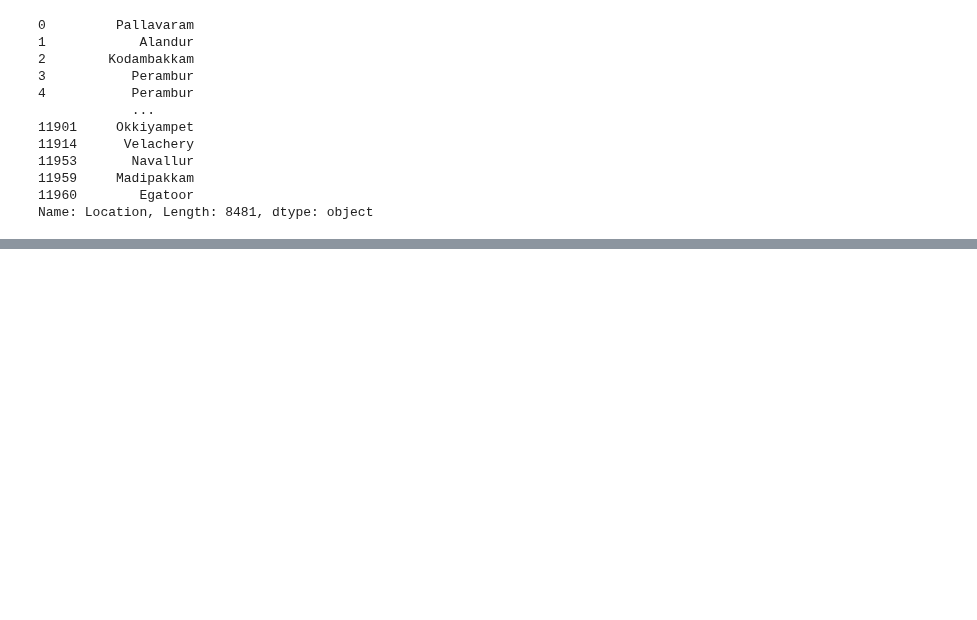
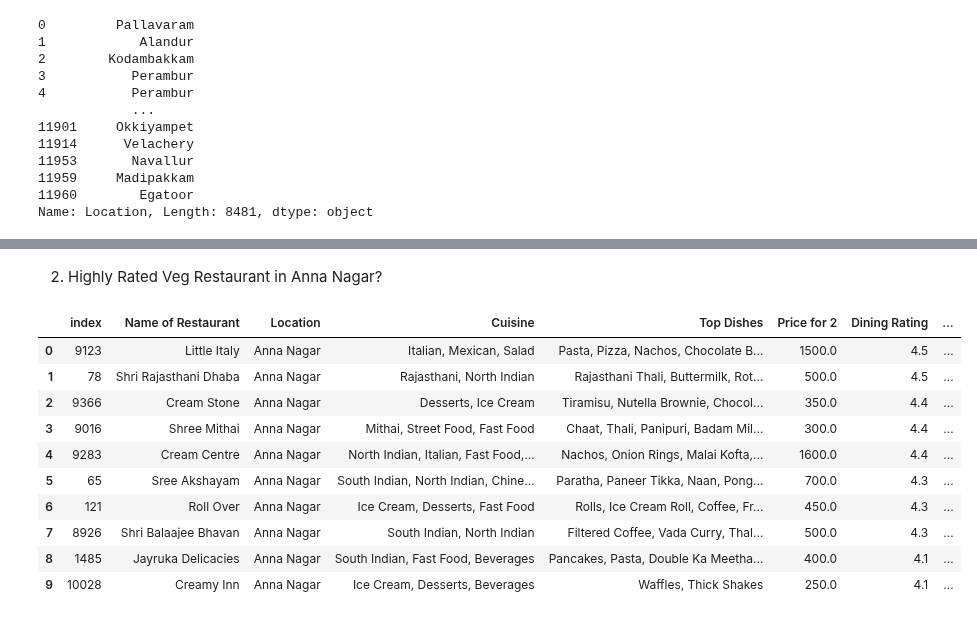
Before and after one commit to ThanigaivelGanapathi/Zomato-Chennai-Dataset-Analysis, a Jupyter notebook: Chennai Dataset Analysis.ipynb, the cells around one changed output, grey strips where cells are left out. Cells and saved outputs as stored; diff of their text form; code cells hidden in the pictures; blank space fills up the shorter version.

```diff
--- a/Chennai Dataset Analysis.ipynb
+++ b/Chennai Dataset Analysis.ipynb
@@ -429,0 +539,19 @@ Name: Location, Length: 8481, dtype: object
+# %% [markdown]
+2) Highly Rated Veg Restaurant in Anna Nagar?
+# %%
+veg_rest = zomato_chennai[zomato_chennai["Features"].str.contains("Veg")]
+veg_rest = veg_rest[veg_rest["Location"].str.contains("Anna Nagar")]
+veg_rest = veg_rest.sort_values(by = "Dining Rating" , ascending = False).reset_index()
+veg_rest.head(10)
+# %% [output]
+|  | index | Name of Restaurant | Location | Cuisine | Top Dishes | Price for 2 | Dining Rating | ... |
+| 0 | 9123 | Little Italy | Anna Nagar | Italian, Mexican, Salad | Pasta, Pizza, Nachos, Chocolate B... | 1500.0 | 4.5 | ... |
+| 1 | 78 | Shri Rajasthani Dhaba | Anna Nagar | Rajasthani, North Indian | Rajasthani Thali, Buttermilk, Rot... | 500.0 | 4.5 | ... |
+| 2 | 9366 | Cream Stone | Anna Nagar | Desserts, Ice Cream | Tiramisu, Nutella Brownie, Chocol... | 350.0 | 4.4 | ... |
+| 3 | 9016 | Shree Mithai | Anna Nagar | Mithai, Street Food, Fast Food | Chaat, Thali, Panipuri, Badam Mil... | 300.0 | 4.4 | ... |
+| 4 | 9283 | Cream Centre | Anna Nagar | North Indian, Italian, Fast Food,... | Nachos, Onion Rings, Malai Kofta,... | 1600.0 | 4.4 | ... |
+| 5 | 65 | Sree Akshayam | Anna Nagar | South Indian, North Indian, Chine... | Paratha, Paneer Tikka, Naan, Pong... | 700.0 | 4.3 | ... |
+| 6 | 121 | Roll Over | Anna Nagar | Ice Cream, Desserts, Fast Food | Rolls, Ice Cream Roll, Coffee, Fr... | 450.0 | 4.3 | ... |
+| 7 | 8926 | Shri Balaajee Bhavan | Anna Nagar | South Indian, North Indian | Filtered Coffee, Vada Curry, Thal... | 500.0 | 4.3 | ... |
+| 8 | 1485 | Jayruka Delicacies | Anna Nagar | South Indian, Fast Food, Beverages | Pancakes, Pasta, Double Ka Meetha... | 400.0 | 4.1 | ... |
+| 9 | 10028 | Creamy Inn | Anna Nagar | Ice Cream, Desserts, Beverages | Waffles, Thick Shakes | 250.0 | 4.1 | ... |
```
Also changed, not shown: parts of 20 cells of this notebook.
